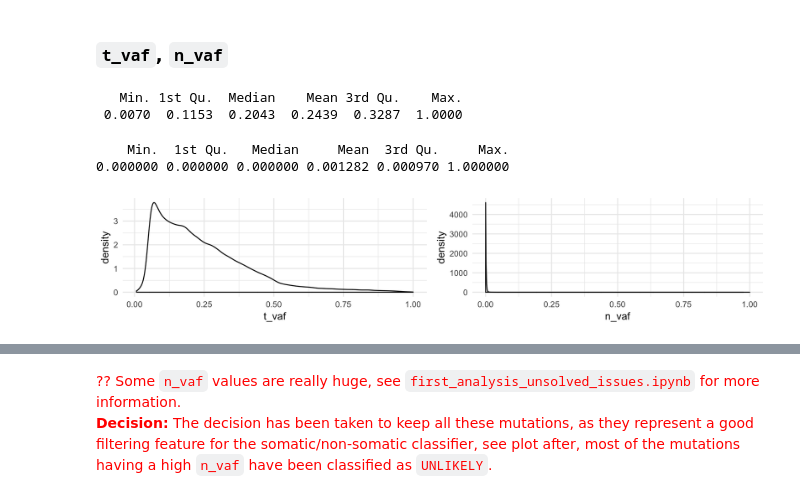
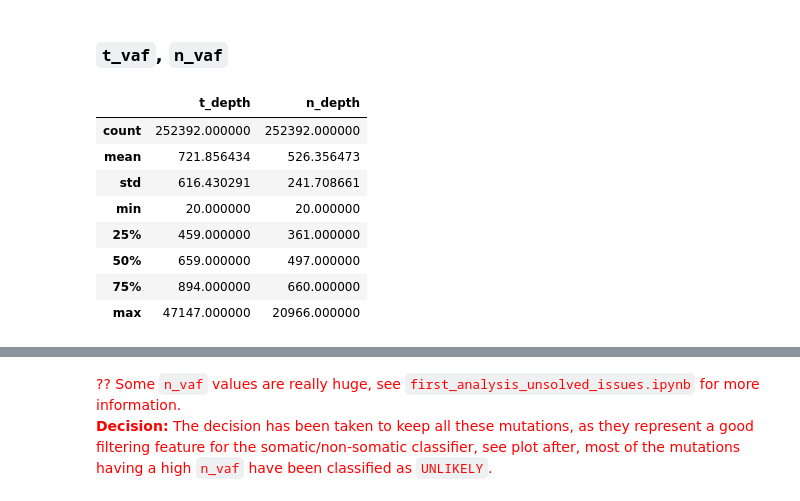
Before and after one commit to ElsaB/impact-annotator, a Jupyter notebook: analysis/prediction/first_analysis_python.ipynb, the cells around one changed output, grey strips where cells are left out. Cells and saved outputs as stored; diff of their text form; code cells hidden in the pictures.

```diff
--- a/analysis/prediction/first_analysis_python.ipynb
+++ b/analysis/prediction/first_analysis_python.ipynb
@@ -178,17 +197,15 @@ data
 The genes concerned are mostly oncogenes known for their high replication rate (see EGFR or ERBB2), these values are thus not so surprising.
 # %% [markdown]
 ### `t_vaf`, `n_vaf`
-# %%
-summary(impact$t_vaf)
-summary(impact$n_vaf)
-# %% [output]
-   Min. 1st Qu.  Median    Mean 3rd Qu.    Max.
- 0.0070  0.1153  0.2043  0.2439  0.3287  1.0000
-    Min.  1st Qu.   Median     Mean  3rd Qu.     Max.
-0.000000 0.000000 0.000000 0.001282 0.000970 1.000000
-# %%
-plot1 <- plot_density(impact, "t_vaf")
-plot2 <- plot_density(impact, "n_vaf")
-plot_side_by_side(plot1, plot2)
-# %% [output]
-[figure, removed]
+# %%
+impact[['t_depth', 'n_depth']].describe()
+# %% [output]
+|  | t_depth | n_depth |
+| count | 252392.000000 | 252392.000000 |
+| mean | 721.856434 | 526.356473 |
+| std | 616.430291 | 241.708661 |
+| min | 20.000000 | 20.000000 |
+| 25% | 459.000000 | 361.000000 |
+| 50% | 659.000000 | 497.000000 |
+| 75% | 894.000000 | 660.000000 |
+| max | 47147.000000 | 20966.000000 |
```
Also changed, not shown: parts of 13 cells of this notebook, 3 other files.
